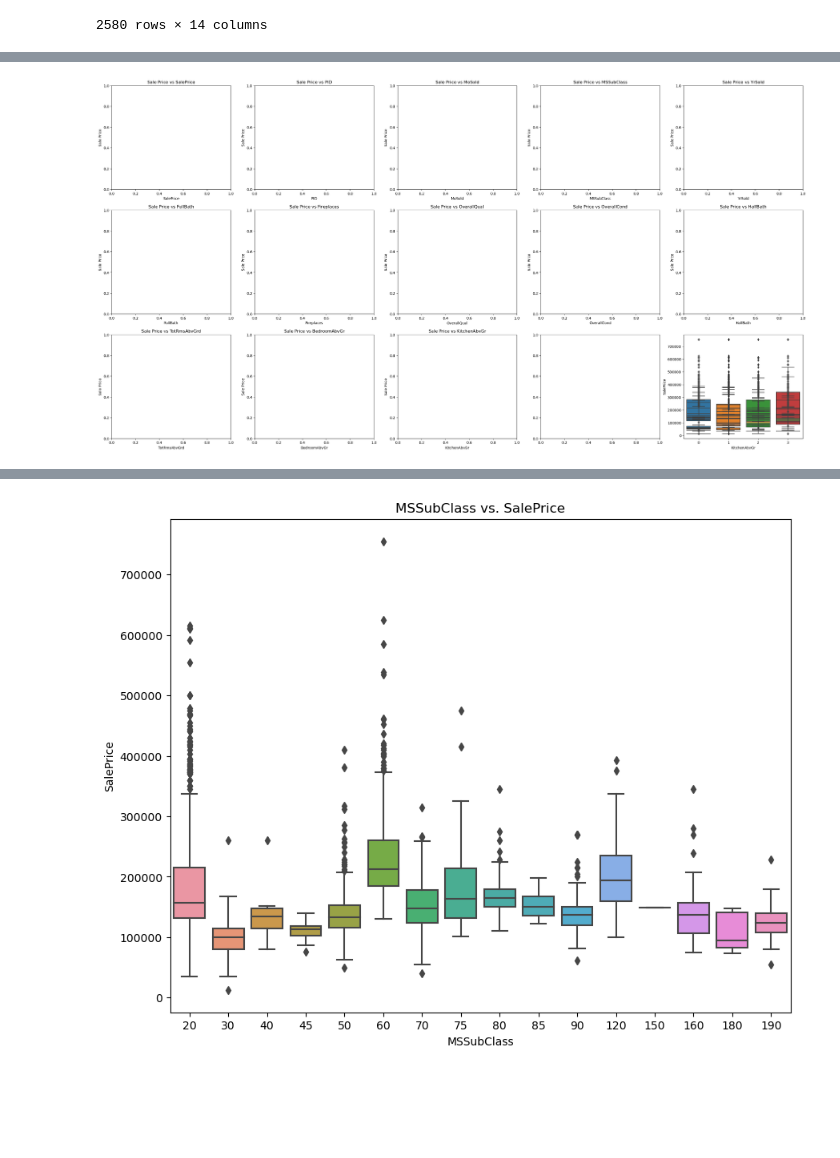
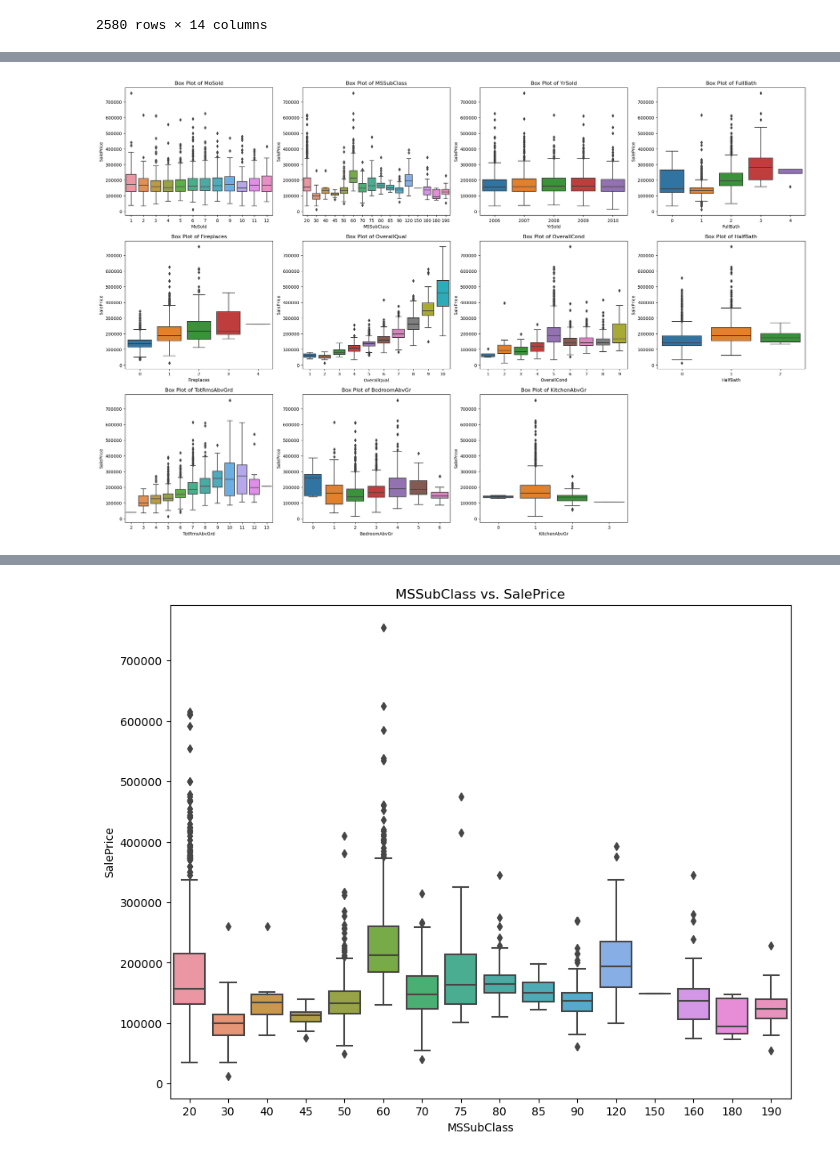
Before and after one commit to liu-roger/ames_housing_price, a Jupyter notebook: eda.ipynb, the cells around one changed output, grey strips where cells are left out. Drawn from its saved outputs; the diff is of its cells as text; code cells hidden in the pictures; blank space fills up the shorter version.

```diff
--- a/eda.ipynb
+++ b/eda.ipynb
@@ -76,14 +59,20 @@ cont_num_cols
 | 763 | 1911 | 9554 | 1993 | 1994 | 1065 | 846 | 0 | 182 | ... |
 2580 rows × 14 columns
 # %%
-n_cols = 5
+n_cols = 4
 n_rows = math.ceil(len(cont_num_cols.columns) / n_cols)
 n_rows
 fig, axes = plt.subplots(n_rows, n_cols, figsize=(n_cols * 7, n_rows * 6))
-axes = axes.flatten()
+if n_rows * n_cols > 1:
+    axes = axes.flatten()
+else:
+    axes = [axes]  # Make it iterable
 for i, column in enumerate(cont_num_cols.columns):
     sns.scatterplot(data=numerical_columns, x=column, y='SalePrice', ax=axes[i], alpha = 0.3)
     axes[i].set_title(f'Sale Price vs {column}')
     axes[i].set_xlabel(column)
     axes[i].set_ylabel('Sale Price')
+
+for j in range(i + 1, n_rows * n_cols):
+    axes[j].set_visible(False)
 # %% [output]
@@ -91,4 +80,4 @@ for i, column in enumerate(cont_num_cols.columns):
 # %%
-discrete_num_cols = numerical_columns[['SalePrice','PID','MoSold','MSSubClass','YrSold','FullBath','Fireplaces','OverallQual','OverallCond','HalfBath','TotRmsAbvGrd','BedroomAbvGr','KitchenAbvGr']]
+discrete_num_cols = numerical_columns[['MoSold','MSSubClass','YrSold','FullBath','Fireplaces','OverallQual','OverallCond','HalfBath','TotRmsAbvGrd','BedroomAbvGr','KitchenAbvGr']]
 discrete_num_cols
 # %% [output]
@@ -108,16 +97,22 @@ discrete_num_cols
 # %%
-n_cols = 5
+n_cols = 4
 n_rows = math.ceil(len(discrete_num_cols.columns) / n_cols)
 n_rows
 fig, axes = plt.subplots(n_rows, n_cols, figsize=(n_cols * 7, n_rows * 6))
-axes = axes.flatten()
-for i, column in enumerate(discrete_num_cols.columns):
-    sns.boxplot(data=numerical_columns, x=column, y='SalePrice')
-    axes[i].set_title(f'Sale Price vs {column}')
-    axes[i].set_xlabel(column)
-    axes[i].set_ylabel('Sale Price')
+
+if n_rows * n_cols > 1:
+    axes = axes.flatten()
+else:
+    axes = [axes]  # Make it iterable
+
+for i, column in enumerate(discrete_num_cols):
+    sns.boxplot(x=numerical_columns[column],y = numerical_columns['SalePrice'], ax=axes[i])
+    axes[i].set_title(f'Box Plot of {column}')
+
+for j in range(i + 1, n_rows * n_cols):
+    axes[j].set_visible(False)
 # %% [output]
-[figure, old version]
+[figure, new version]
 # %%
 housing_num_cat = housing_num[['MSSubClass','OverallQual','OverallCond','BsmtFullBath','BsmtHalfBath','FullBath','HalfBath','BedroomAbvGr','KitchenAbvGr','TotRmsAbvGrd','Fireplaces','GarageCars','MoSold','YrSold']]
 # %%
```
Also changed, not shown: parts of 3 cells of this notebook.
